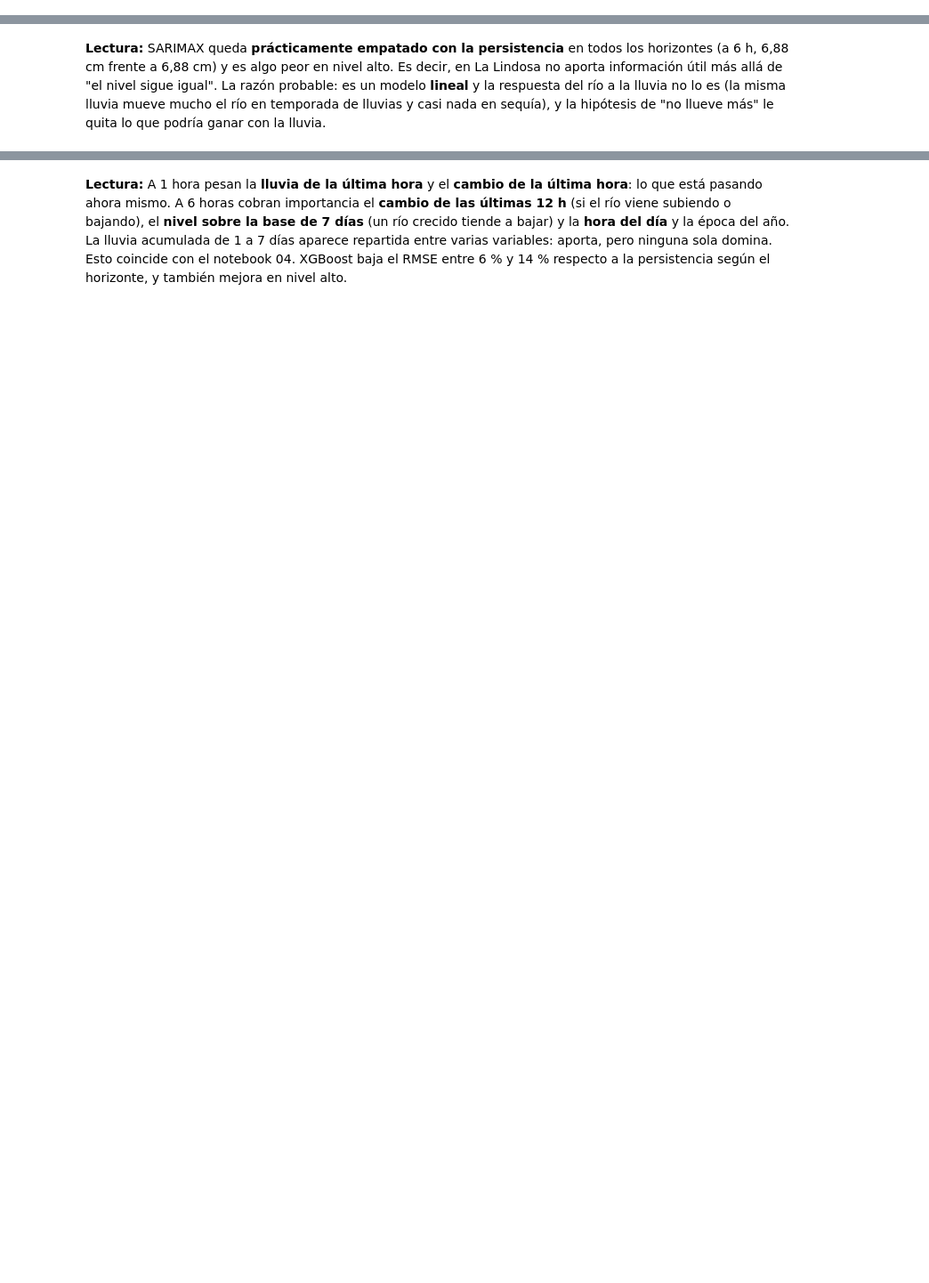
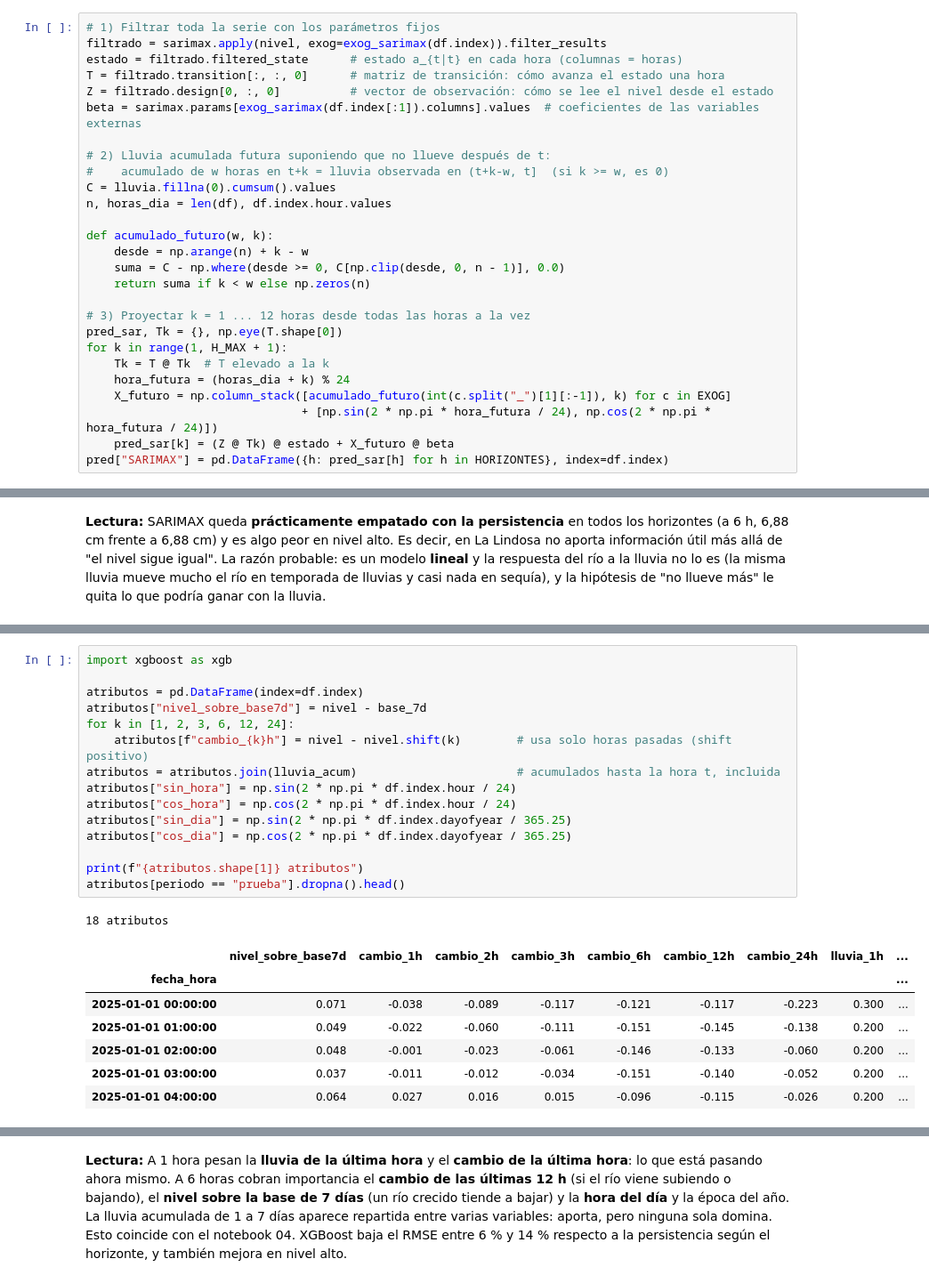
Before and after one commit to AlvaroHernan/Proyecto_CAM_Definitivo, a Jupyter notebook: notebooks/05_modelos_La_Lindosa.ipynb, the cells around one changed output, grey strips where cells are left out. Shown at 89% size. Cells and saved outputs as stored; diff of their text form; blank space fills up the shorter version.

```diff
--- a/notebooks/05_modelos_La_Lindosa.ipynb
+++ b/notebooks/05_modelos_La_Lindosa.ipynb
@@ -323,0 +395,27 @@ Diferencia máxima con statsmodels.forecast(): 1.1e-16 m (debe ser ~0)
+# %%
+# 1) Filtrar toda la serie con los parámetros fijos
+filtrado = sarimax.apply(nivel, exog=exog_sarimax(df.index)).filter_results
+estado = filtrado.filtered_state      # estado a_{t|t} en cada hora (columnas = horas)
+T = filtrado.transition[:, :, 0]      # matriz de transición: cómo avanza el estado una hora
+Z = filtrado.design[0, :, 0]          # vector de observación: cómo se lee el nivel desde el estado
+beta = sarimax.params[exog_sarimax(df.index[:1]).columns].values  # coeficientes de las variables externas
+
+# 2) Lluvia acumulada futura suponiendo que no llueve después de t:
+#    acumulado de w horas en t+k = lluvia observada en (t+k-w, t]  (si k >= w, es 0)
+C = lluvia.fillna(0).cumsum().values
+n, horas_dia = len(df), df.index.hour.values
+
+def acumulado_futuro(w, k):
+    desde = np.arange(n) + k - w
+    suma = C - np.where(desde >= 0, C[np.clip(desde, 0, n - 1)], 0.0)
+    return suma if k < w else np.zeros(n)
+
+# 3) Proyectar k = 1 ... 12 horas desde todas las horas a la vez
+pred_sar, Tk = {}, np.eye(T.shape[0])
+for k in range(1, H_MAX + 1):
+    Tk = T @ Tk  # T elevado a la k
+    hora_futura = (horas_dia + k) % 24
+    X_futuro = np.column_stack([acumulado_futuro(int(c.split("_")[1][:-1]), k) for c in EXOG]
+                               + [np.sin(2 * np.pi * hora_futura / 24), np.cos(2 * np.pi * hora_futura / 24)])
+    pred_sar[k] = (Z @ Tk) @ estado + X_futuro @ beta
+pred["SARIMAX"] = pd.DataFrame({h: pred_sar[h] for h in HORIZONTES}, index=df.index)
@@ -347,0 +470,24 @@ A diferencia de SARIMAX y la LSTM, XGBoost no "lee" la serie: hay que darle, par
+# %%
+import xgboost as xgb
+
+atributos = pd.DataFrame(index=df.index)
+atributos["nivel_sobre_base7d"] = nivel - base_7d
+for k in [1, 2, 3, 6, 12, 24]:
+    atributos[f"cambio_{k}h"] = nivel - nivel.shift(k)        # usa solo horas pasadas (shift positivo)
+atributos = atributos.join(lluvia_acum)                       # acumulados hasta la hora t, incluida
+atributos["sin_hora"] = np.sin(2 * np.pi * df.index.hour / 24)
+atributos["cos_hora"] = np.cos(2 * np.pi * df.index.hour / 24)
+atributos["sin_dia"] = np.sin(2 * np.pi * df.index.dayofyear / 365.25)
+atributos["cos_dia"] = np.cos(2 * np.pi * df.index.dayofyear / 365.25)
+
+print(f"{atributos.shape[1]} atributos")
+atributos[periodo == "prueba"].dropna().head()
+# %% [output]
+18 atributos
+|  | nivel_sobre_base7d | cambio_1h | cambio_2h | cambio_3h | cambio_6h | cambio_12h | cambio_24h | lluvia_1h | ... |
+| fecha_hora |  |  |  |  |  |  |  |  | ... |
+| 2025-01-01 00:00:00 | 0.071 | -0.038 | -0.089 | -0.117 | -0.121 | -0.117 | -0.223 | 0.300 | ... |
+| 2025-01-01 01:00:00 | 0.049 | -0.022 | -0.060 | -0.111 | -0.151 | -0.145 | -0.138 | 0.200 | ... |
+| 2025-01-01 02:00:00 | 0.048 | -0.001 | -0.023 | -0.061 | -0.146 | -0.133 | -0.060 | 0.200 | ... |
+| 2025-01-01 03:00:00 | 0.037 | -0.011 | -0.012 | -0.034 | -0.151 | -0.140 | -0.052 | 0.200 | ... |
+| 2025-01-01 04:00:00 | 0.064 | 0.027 | 0.016 | 0.015 | -0.096 | -0.115 | -0.026 | 0.200 | ... |
```
Also changed, not shown: parts of 95 cells of this notebook, 3 other files.
